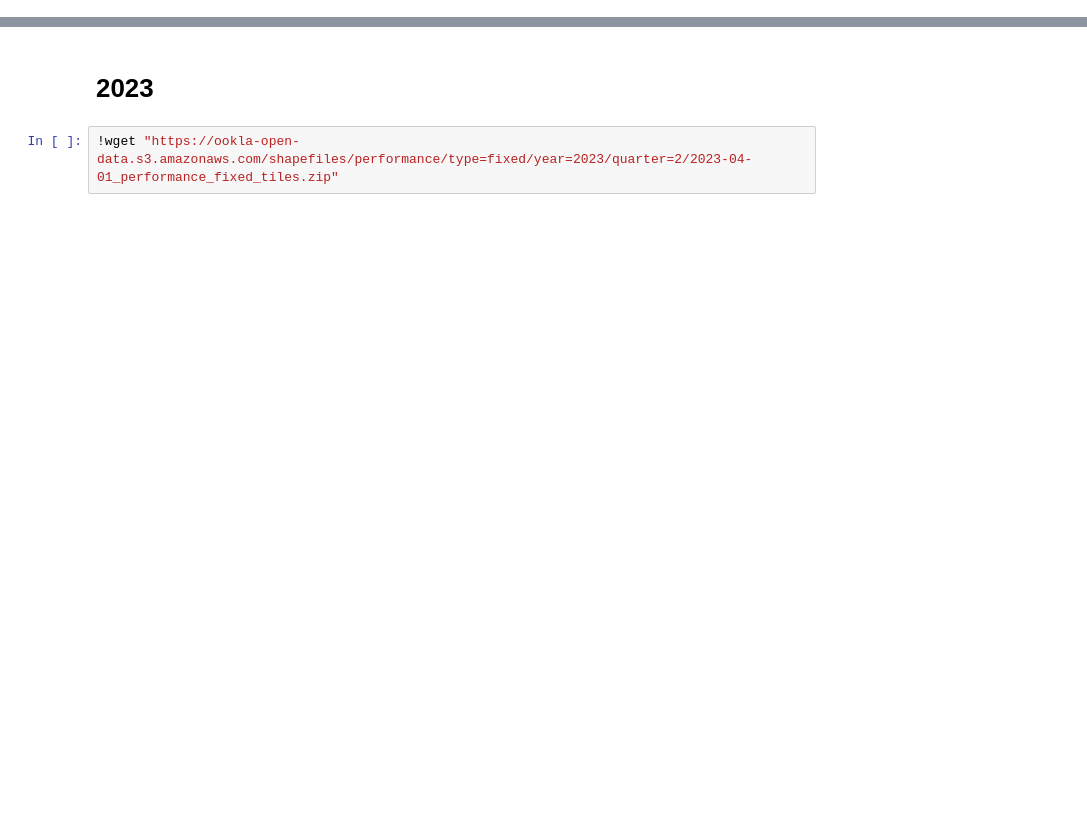
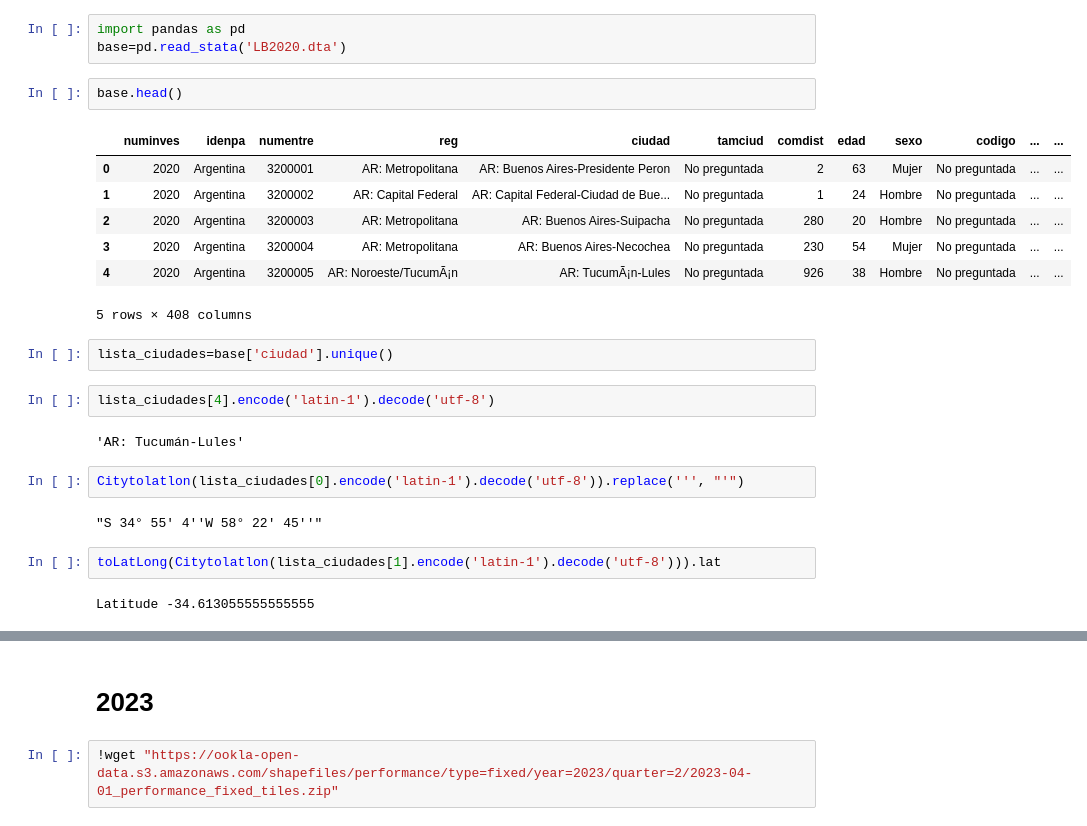
Before and after one commit to LCaravaggio/felicidad_y_redes, a Jupyter notebook: GeoCode.ipynb, the cells around one changed output, grey strips where cells are left out. Drawn from its saved outputs; the diff is of its cells as text; blank space fills up the shorter version.

```diff
--- a/GeoCode.ipynb
+++ b/GeoCode.ipynb
@@ -2,0 +123,27 @@
+# %%
+import pandas as pd
+base=pd.read_stata('LB2020.dta')
+# %%
+base.head()
+# %% [output]
+|  | numinves | idenpa | numentre | reg | ciudad | tamciud | comdist | edad | sexo | codigo | ... | ... |
+| 0 | 2020 | Argentina | 3200001 | AR: Metropolitana | AR: Buenos Aires-Presidente Peron | No preguntada | 2 | 63 | Mujer | No preguntada | ... | ... |
+| 1 | 2020 | Argentina | 3200002 | AR: Capital Federal | AR: Capital Federal-Ciudad de Bue... | No preguntada | 1 | 24 | Hombre | No preguntada | ... | ... |
+| 2 | 2020 | Argentina | 3200003 | AR: Metropolitana | AR: Buenos Aires-Suipacha | No preguntada | 280 | 20 | Hombre | No preguntada | ... | ... |
+| 3 | 2020 | Argentina | 3200004 | AR: Metropolitana | AR: Buenos Aires-Necochea | No preguntada | 230 | 54 | Mujer | No preguntada | ... | ... |
+| 4 | 2020 | Argentina | 3200005 | AR: Noroeste/TucumÃ¡n | AR: TucumÃ¡n-Lules | No preguntada | 926 | 38 | Hombre | No preguntada | ... | ... |
+5 rows × 408 columns
+# %%
+lista_ciudades=base['ciudad'].unique()
+# %%
+lista_ciudades[4].encode('latin-1').decode('utf-8')
+# %% [output]
+'AR: Tucumán-Lules'
+# %%
+Citytolatlon(lista_ciudades[0].encode('latin-1').decode('utf-8')).replace('′', "'")
+# %% [output]
+"S 34° 55' 4''W 58° 22' 45''"
+# %%
+toLatLong(Citytolatlon(lista_ciudades[1].encode('latin-1').decode('utf-8'))).lat
+# %% [output]
+Latitude -34.613055555555555
```
Also changed, not shown: parts of 39 cells of this notebook.
